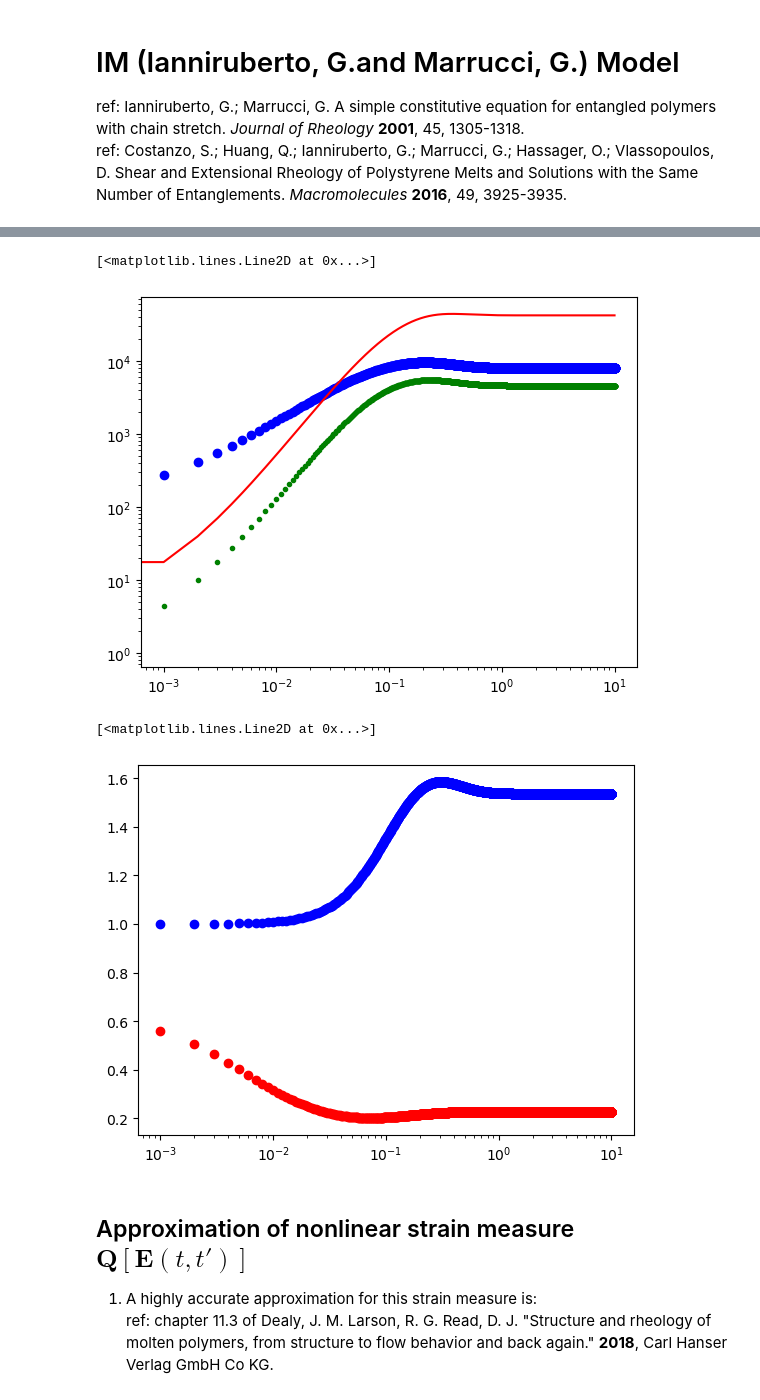
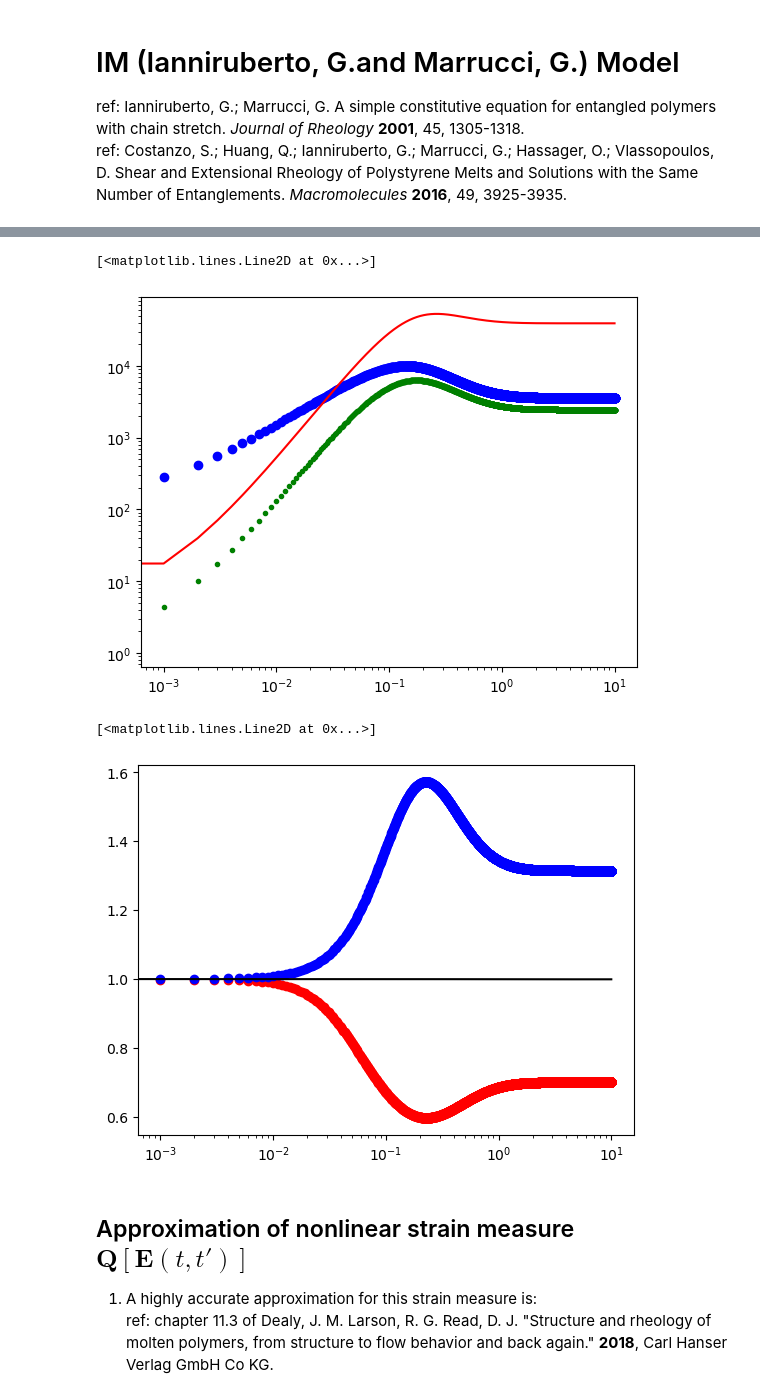
Before and after one commit to libenke/IM_Model, a Jupyter notebook: IM Model integral SingleMode.ipynb, the cells around one changed output, grey strips where cells are left out. Saved outputs shown, nothing was run; the diff lists cells and outputs as text; code cells hidden in the pictures.

```diff
--- a/IM Model integral SingleMode.ipynb
+++ b/IM Model integral SingleMode.ipynb
@@ -43,6 +54,7 @@ GN0 = 2.79E5
 τR = 0.124
 λmax = 3.34
 CQ = 6
+β = 0.25
 Gi = np.array([1.14E2, 2.52, 8.80E-1, 3.81E-1, 2.07E-1, 1.70E-1, 1.76E-1, 1.37E-1, 2.03E-1]) * GN0
 τi_eq = np.array([2.16E-3, 5.90E-2, 3.33E-1, 1.53, 6.87, 2.9E1, 1.11E2, 3.63E2, 8.92E2]) * τc
 τd_eq = np.sum(Gi*τi_eq**2)/np.sum(Gi*τi_eq)
@@ -87,12 +95,13 @@ S_span = np.zeros([len(t_span),3,3]) # orientation tensor
 τd_span = np.zeros(len(t_span)) # tau_d
 λ_span = np.zeros(len(t_span)) # λ
 σ_span = np.zeros([len(t_span),3,3]) # σ stress
+r = 0 # tube loss rate
 for ind,t in enumerate(t_span):
     # initial the value at time = 0s
     if ind == 0:
         Q_span[0,:,:] = np.eye(3)/3
         S_span[0,:,:] = np.eye(3)/3
-        τd_span[0] = τd_eq/2 + τR
+        τd_span[0] = τd_eq + τR
         λ_span[0] = 1
         σ_span[0,:,:] = 3 * GN0 * np.eye(3)/3
         continue
@@ -109,7 +118,7 @@ for ind,t in enumerate(t_span):
     # calculate the τd(t)
     # S at time t
     S_t = S_span[ind-1,:,:]
-    τd_t = 1/2/(1/τd_eq + np.trace(np.dot(κ,S_t))) + τR
+    τd_t = 1/(1/τd_eq + β*r) + τR
     τd_span[ind] = τd_t
     #S at time t update
     S_update = S_integral(Q_span[:ind+1,:,:],δt,t,τd_span[:ind+1])
@@ -121,6 +130,7 @@ for ind,t in enumerate(t_span):
     dλ_dt = λ * np.trace(np.dot(κ,S_update)) - (λ * Fλ - 1) / τR
     λ_update = λ + dλ_dt * δt
     λ_span[ind] = λ_update
+    r =  np.trace(np.dot(κ,S_update)) - 1/λ_update*dλ_dt # update r, tube loss rate
     Fλ_update = (λmax**2 - λ_update**2/3)/(λmax**2 - λ_update**2) * (λmax**2 - 1)/(λmax**2 - 1/3)
     σ_update = 3 * GN0 * Fλ_update * λ_update**2 * S_update
     σ_span[ind] = σ_update
@@ -135,13 +140,14 @@ pylab.loglog(t_span-δt,(σ_span[:,0,0]-σ_span[:,1,1])/shear_rate,'r-')
 pylab.loglog(t_span-δt,(σ_span[:,2,2]-σ_span[:,1,1])/shear_rate,'g.')
 # %% [output]
 [<matplotlib.lines.Line2D at 0x...>]
-[figure, old version]
+[figure, new version]
 # %%
 pylab.semilogx(t_span,τd_span,'ro')
 pylab.semilogx(t_span,λ_span,'bo')
+pylab.semilogx(t_span,S_span[:,0,0]+S_span[:,1,1]+S_span[:,2,2],'k-')
 # %% [output]
 [<matplotlib.lines.Line2D at 0x...>]
-[figure, old version]
+[figure, new version]
 # %% [markdown]
 ## Approximation of nonlinear strain measure $\mathbf{Q}\left[\mathbf{E}(t,t')\right]$
 1. A highly accurate approximation for this strain measure is:
```
Also changed, not shown: parts of 3 cells of this notebook, 7 other files.
